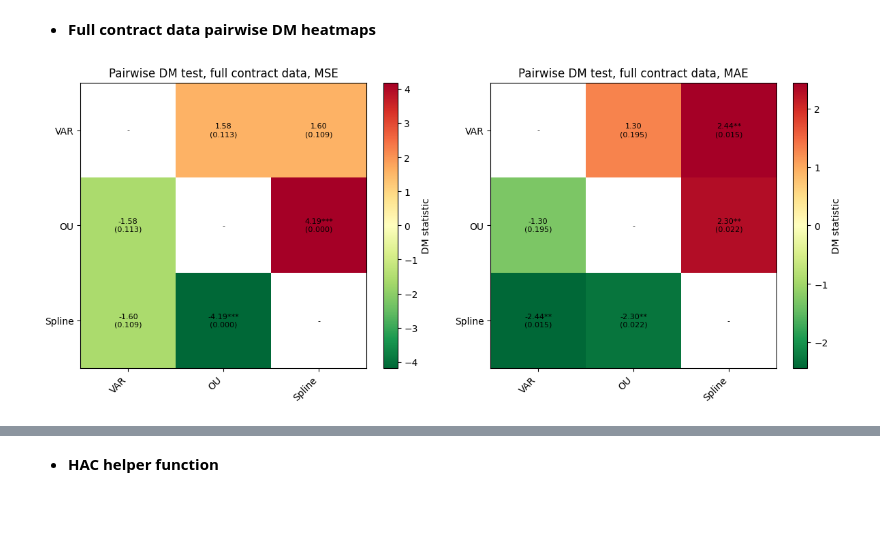
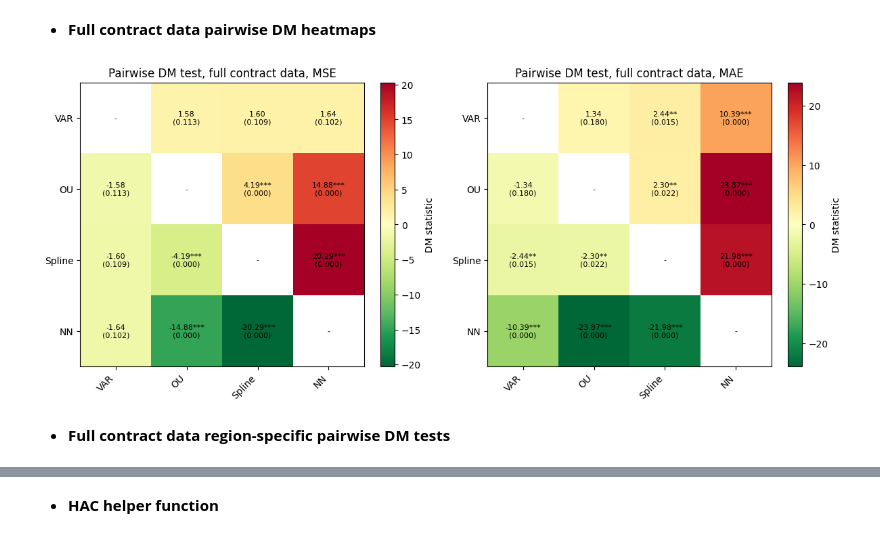
Before and after one commit to euanbronsky8/Thesis, a Jupyter notebook: 4. Evaluation.ipynb, the cells around one changed output, grey strips where cells are left out. Saved outputs shown, nothing was run; the diff lists cells and outputs as text; code cells hidden in the pictures; blank space fills up the shorter version.

```diff
--- a/4. Evaluation.ipynb
+++ b/4. Evaluation.ipynb
@@ -57,3 +49,7 @@ with open('/Users/euanbronsky/PyCharmMiscProject/3model_ou_results.pkl', 'rb') a
 # Spline model
 with open("/Users/euanbronsky/PyCharmMiscProject/4spline_results.pkl", "rb") as f:
     spline_results = pickle.load(f)
+
+# NN
+with open("/Users/euanbronsky/PyCharmMiscProject/x_test_nn.pkl", "rb") as f:
+    nn_results = pickle.load(f)
@@ -1152,0 +480,5 @@ plt.show()
+# %%
+# Retrieve data
+x_test_nn = nn_results["x_test_nn"]
+x_test_nn_eval = x_test_nn.sort_values(["quote_date", "moneyness_group", "maturity_group"]).copy()
+iv_pred_test_nn = x_test_nn_eval["iv_nn"].to_numpy()
@@ -1555,12 +1290,7 @@ def add_dm_heatmap(ax, dm_mat, p_mat, names, title, cmap):
                 stars = significance_stars(p)
 
                 # Write the DM statistic and p-value inside the cell
-                ax.text(
-                    c, r,
-                    f"{dm_mat.iloc[r, c]:.2f}{stars}\n({p:.3f})",
-                    ha="center",
-                    va="center",
-                    fontsize=8)
+                ax.text(c, r, f"{dm_mat.iloc[r, c]:.2f}{stars}\n({p:.3f})", ha="center", va="center", fontsize=8)
 
     # Set the title
     ax.set_title(title)
@@ -1624,52 +1376,41 @@ plt.show()
 # %% [markdown]
 - **Full contract data pairwise DM heatmaps**
 # %%
-# Full contract non-bucketed losses
-losses_full_mse = {
-    "VAR": daily_loss(x_test_full_var, iv_pred_test_full_var, loss="mse"),
-    "OU": daily_loss(x_test_full_ou, iv_pred_test_full_ou, loss="mse"),
-    "Spline": daily_loss(x_test_full_spline, iv_pred_test_full_spline, loss="mse")}
+# Full-contract data MSE pairwise DM tests
+dm_mse_full, p_mse_full, names_full = pairwise_dm_matrices({
+    "VAR": loss_df_full_mse["VAR"],
+    "OU": loss_df_full_mse["OU"],
+    "Spline": loss_df_full_mse["Spline"],
+    "NN": loss_df_full_mse["NN"]})
 
-losses_full_mae = {
-    "VAR": daily_loss(x_test_full_var, iv_pred_test_full_var, loss="mae"),
-    "OU": daily_loss(x_test_full_ou, iv_pred_test_full_ou, loss="mae"),
-    "Spline": daily_loss(x_test_full_spline, iv_pred_test_full_spline, loss="mae")}
-
-# Call pairwise DM function
-dm_mse_full, p_mse_full, names_full = pairwise_dm_matrices(losses_full_mse)
-dm_mae_full, p_mae_full, _ = pairwise_dm_matrices(losses_full_mae)
+# Full contract data MAE pairwise DM tests
+dm_mae_full, p_mae_full, _ = pairwise_dm_matrices({
+    "VAR": loss_df_full_mae["VAR"],
+    "OU": loss_df_full_mae["OU"],
+    "Spline": loss_df_full_mae["Spline"],
+    "NN": loss_df_full_mae["NN"]})
 
 # Specify the colormap
 cmap = plt.colormaps["RdYlGn_r"].copy()
 cmap.set_bad("white")
 
 # Set plotting environment
 fig, axes = plt.subplots(1, 2, figsize=(12, 5), constrained_layout=True)
 
 # Draw the heatmap for MSE and store result
-im_mse = add_dm_heatmap(
-    axes[0],
-    dm_mse_full,
-    p_mse_full,
-    names_full,
-    "Pairwise DM test, full contract data, MSE",
-    cmap)
+im_mse = add_dm_heatmap(axes[0], dm_mse_full, p_mse_full, names_full, "Pairwise DM test, full contract data, MSE", cmap)
 
 # Draw the heatmap for MAE and store result
-im_mae = add_dm_heatmap(
-    axes[1],
-    dm_mae_full,
-    p_mae_full,
-    names_full,
-    "Pairwise DM test, full contract data, MAE",
-    cmap)
+im_mae = add_dm_heatmap(axes[1], dm_mae_full, p_mae_full, names_full, "Pairwise DM test, full contract data, MAE", cmap)
 
 # Set the colorbar
 fig.colorbar(im_mse, ax=axes[0], label="DM statistic")
 fig.colorbar(im_mae, ax=axes[1], label="DM statistic")
 
 # Plot the results
-plt.savefig("/Users/euanbronsky/Downloads/heatmap.non.bucketed.png", bbox_inches="tight")
+plt.savefig("/Users/euanbronsky/Downloads/heatmap.non.bucketed3.png", bbox_inches="tight")
 plt.show()
 # %% [output]
-[figure, old version]
+[figure, new version]
+# %% [markdown]
+- **Full contract data region-specific pairwise DM tests**
```
Also changed, not shown: parts of 135 cells of this notebook.
